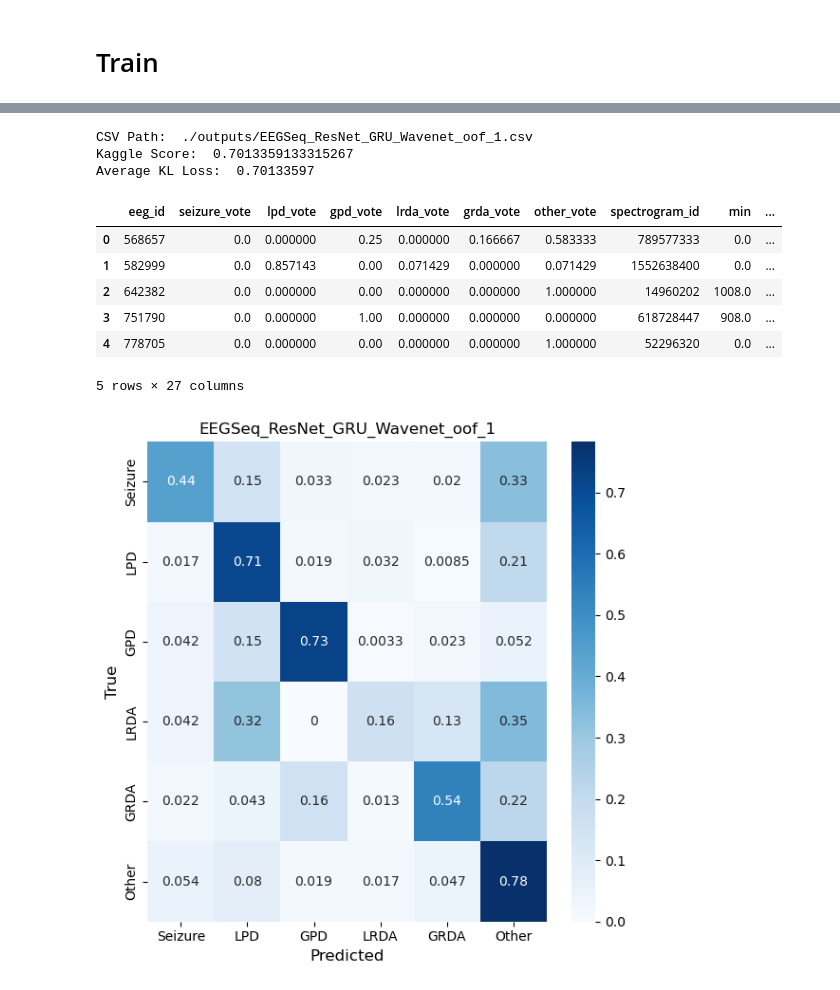
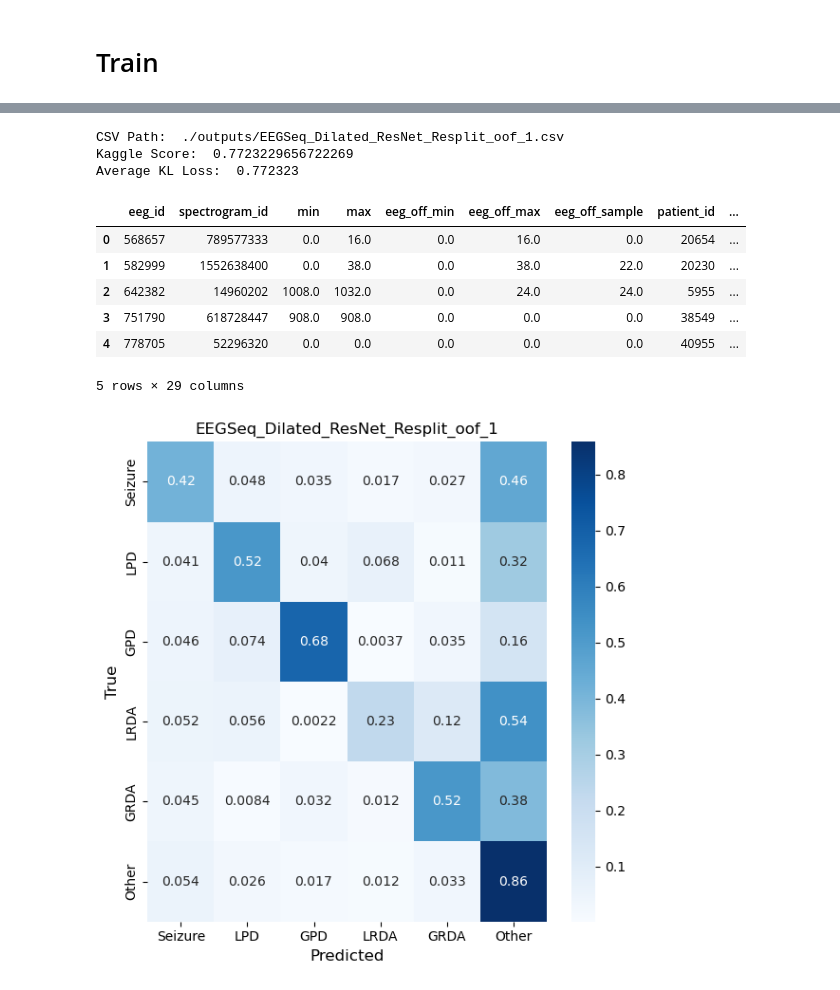
Before and after one commit to AzimuthLI/kaggle_hms, a Jupyter notebook: ResNetGRU_Train.ipynb, the cells around one changed output, grey strips where cells are left out. Saved outputs shown, nothing was run; the diff lists cells and outputs as text; code cells hidden in the pictures.

```diff
--- a/ResNetGRU_Train.ipynb
+++ b/ResNetGRU_Train.ipynb
@@ -27,6 +27,8 @@ from engine_hms_model import (
 from scipy.signal import butter, lfilter, freqz
 from scipy.stats import entropy
 from scipy.special import rel_entr
+
+pd.set_option('display.max_columns', None)
 # %%
 DEVICE = torch.device("cuda" if torch.cuda.is_available() else "cpu")
 
@@ -1173,35 +1013,35 @@ FileNotFoundError: [Errno 2] No such file or directory: './outputs/EfficientNet_
 # %%
-csv_path = f'./outputs/EEGSeq_ResNet_GRU_Wavenet_oof_1.csv'
+csv_path = f'./outputs/EEGSeq_Dilated_ResNet_Resplit_oof_1.csv'
 print("CSV Path: ", csv_path)
 
 oof_df = analyze_oof(csv_path)
 
 print("Kaggle Score: ", calc_kaggle_score(oof_df))
 print("Average KL Loss: ", oof_df["kl_loss"].mean())
 
 display(oof_df.head())
 
 # plot confusion matrix
 cm = confusion_matrix(oof_df['target_id'], oof_df['target_pred']) # (y_true, y_pred)
 cm = cm / cm.sum(axis=1)[:, np.newaxis]
 
 fig = plt.figure(figsize=(6, 6))
 sns.heatmap(cm, annot=True, cmap='Blues', xticklabels=TARGET2ID.keys(), yticklabels=TARGET2ID.keys())
 plt.xlabel('Predicted', fontsize=12)
 plt.ylabel('True', fontsize=12)
 plt.title(csv_path.split('/')[-1].split('.')[0], fontsize=12)
 fig.tight_layout()
 fig.savefig(f"./outputs/{csv_path.split('/')[-1].split('.')[0]}_CM.png")
 plt.show()
 # %% [output]
-CSV Path:  ./outputs/EEGSeq_ResNet_GRU_Wavenet_oof_1.csv
-Kaggle Score:  0.7013359133315267
-Average KL Loss:  0.70133597
+CSV Path:  ./outputs/EEGSeq_Dilated_ResNet_Resplit_oof_1.csv
+Kaggle Score:  0.7723229656722269
+Average KL Loss:  0.772323
-|  | eeg_id | seizure_vote | lpd_vote | gpd_vote | lrda_vote | grda_vote | other_vote | spectrogram_id | min | ... |
-| 0 | 568657 | 0.0 | 0.000000 | 0.25 | 0.000000 | 0.166667 | 0.583333 | 789577333 | 0.0 | ... |
-| 1 | 582999 | 0.0 | 0.857143 | 0.00 | 0.071429 | 0.000000 | 0.071429 | 1552638400 | 0.0 | ... |
-| 2 | 642382 | 0.0 | 0.000000 | 0.00 | 0.000000 | 0.000000 | 1.000000 | 14960202 | 1008.0 | ... |
-| 3 | 751790 | 0.0 | 0.000000 | 1.00 | 0.000000 | 0.000000 | 0.000000 | 618728447 | 908.0 | ... |
-| 4 | 778705 | 0.0 | 0.000000 | 0.00 | 0.000000 | 0.000000 | 1.000000 | 52296320 | 0.0 | ... |
+|  | eeg_id | spectrogram_id | min | max | eeg_off_min | eeg_off_max | eeg_off_sample | patient_id | ... |
+| 0 | 568657 | 789577333 | 0.0 | 16.0 | 0.0 | 16.0 | 0.0 | 20654 | ... |
+| 1 | 582999 | 1552638400 | 0.0 | 38.0 | 0.0 | 38.0 | 22.0 | 20230 | ... |
+| 2 | 642382 | 14960202 | 1008.0 | 1032.0 | 0.0 | 24.0 | 24.0 | 5955 | ... |
+| 3 | 751790 | 618728447 | 908.0 | 908.0 | 0.0 | 0.0 | 0.0 | 38549 | ... |
+| 4 | 778705 | 52296320 | 0.0 | 0.0 | 0.0 | 0.0 | 0.0 | 40955 | ... |
-5 rows × 27 columns
+5 rows × 29 columns
-[figure, old version]
+[figure, new version]
```
Also changed, not shown: parts of 7 cells of this notebook, 4 other files.
